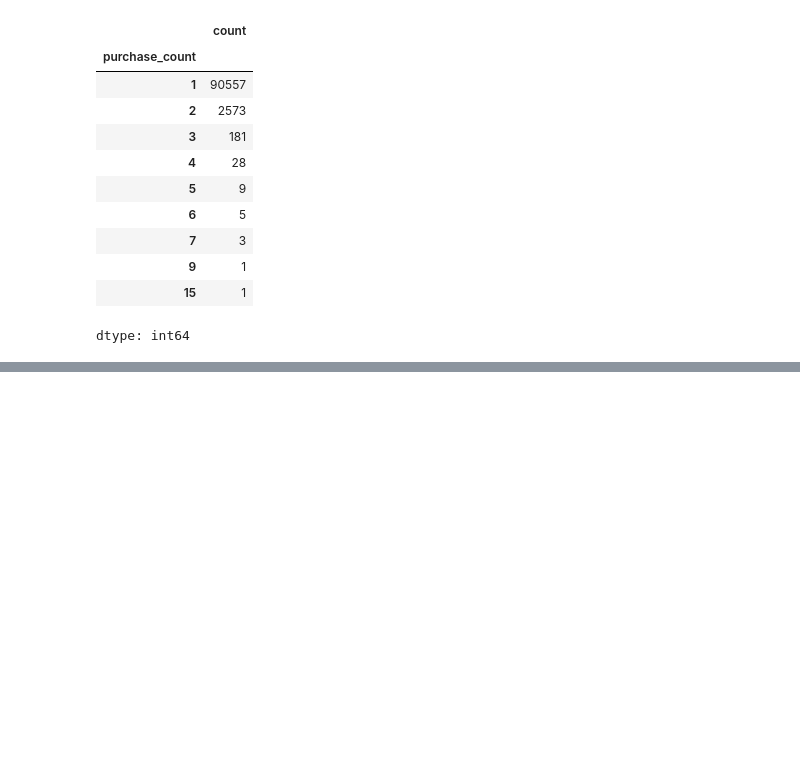
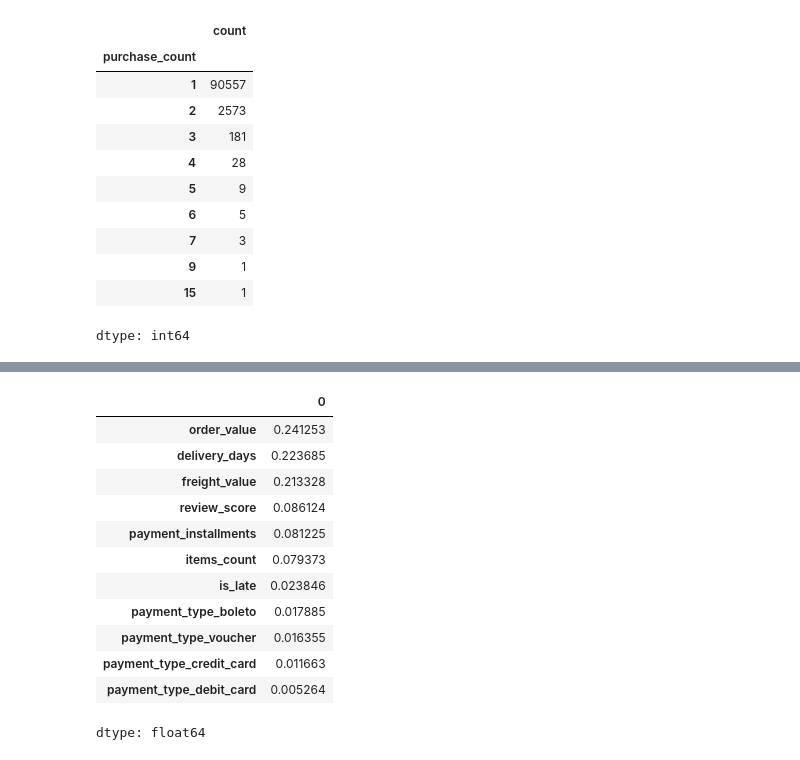
Before and after one commit to FarahHossamEldin/E-Commerce-Customer-Value-and-Purchase-Prediction-, a Jupyter notebook: notebooks/3_Modelling.ipynb, the cells around one changed output, grey strips where cells are left out. Saved outputs shown, nothing was run; the diff lists cells and outputs as text; code cells hidden in the pictures; blank space fills up the shorter version.

```diff
--- a/notebooks/3_Modelling.ipynb
+++ b/notebooks/3_Modelling.ipynb
@@ -110,0 +395,25 @@ dtype: int64
+# %%
+from sklearn.ensemble import RandomForestClassifier
+
+rf_pipeline = Pipeline([
+    ('scale', StandardScaler()),
+    ('model', RandomForestClassifier(class_weight='balanced', random_state=42))
+])
+
+rf_param_grid = {
+    'model__n_estimators': [100, 200],
+    'model__max_depth': [5, 8, 12],
+    'model__min_samples_leaf': [1, 10]
+}
+
+rf_grid = GridSearchCV(rf_pipeline, rf_param_grid, cv=5, scoring='f1', n_jobs=-1)
+rf_grid.fit(X_train, y_train)
+
+print('Best parameters:', rf_grid.best_params_)
+
+# Final Random Forest pipeline, evaluated on the test data
+rf_model = rf_grid.best_estimator_
+rf_pred = rf_model.predict(X_test)
+
+print(confusion_matrix(y_test, rf_pred))
+print(classification_report(y_test, rf_pred))
@@ -110,0 +432,18 @@ dtype: int64
+# %%
+# Which features helped the Random Forest the most
+importance = pd.Series(rf_model.named_steps['model'].feature_importances_, index=model1_features)
+importance.sort_values(ascending=False)
+# %% [output]
+|  | 0 |
+| order_value | 0.241253 |
+| delivery_days | 0.223685 |
+| freight_value | 0.213328 |
+| review_score | 0.086124 |
+| payment_installments | 0.081225 |
+| items_count | 0.079373 |
+| is_late | 0.023846 |
+| payment_type_boleto | 0.017885 |
+| payment_type_voucher | 0.016355 |
+| payment_type_credit_card | 0.011663 |
+| payment_type_debit_card | 0.005264 |
+dtype: float64
```
Also changed, not shown: parts of 37 cells of this notebook.
